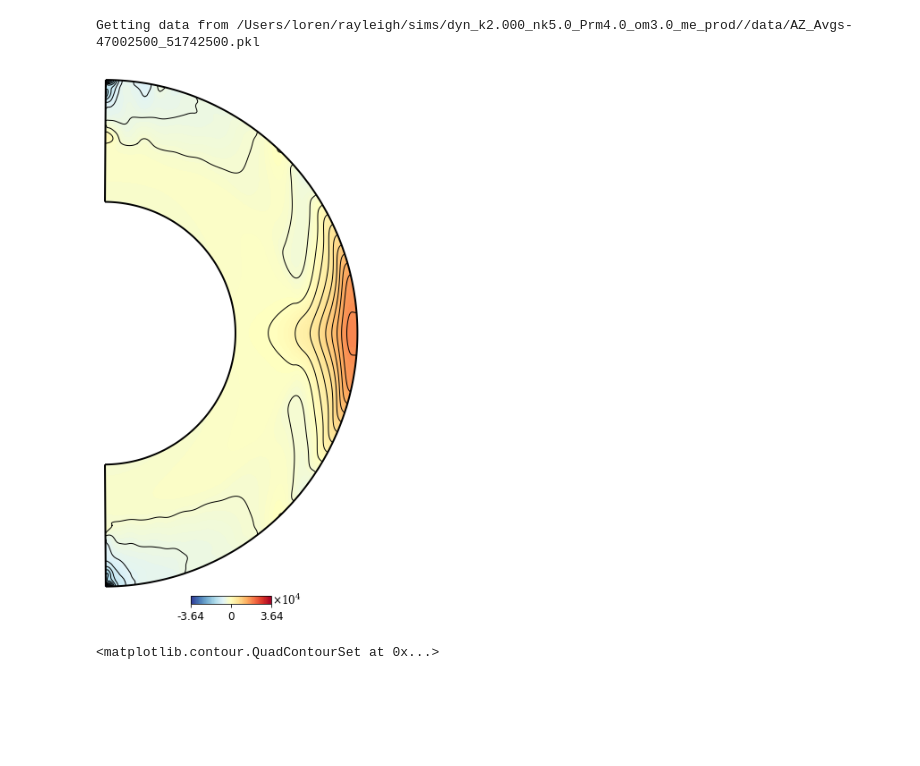
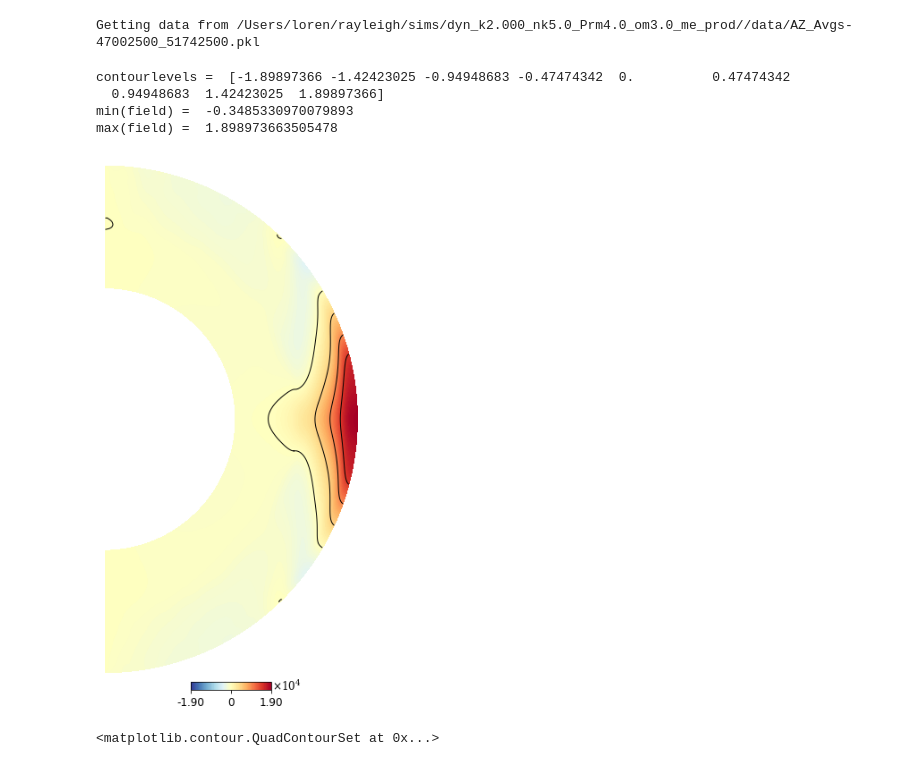
Before and after one commit to illorenzo7/rayleigh_utils, a Jupyter notebook: notebooks/test_contourf.ipynb, the cells around one changed output. Cells and saved outputs as stored; diff of their text form; code cells hidden in the pictures; blank space fills up the shorter version.

Commit message:
about to get plot_azav to use my_contourf

```diff
--- a/notebooks/test_contourf.ipynb
+++ b/notebooks/test_contourf.ipynb
@@ -37,8 +37,12 @@ yy = di_grid['zz']/np.max(rr)
 func1 = di_grid['rr_2d']/rsun + np.zeros((nt, nr))
 func2 = tt_lat.reshape((nt, 1)) + np.zeros((nt, nr))
 # %%
-my_contourf(xx, yy, vp_av/xx, ncontours=32, fullrange=True,\
-            func1=func1, func2=func2, plotboundary=True)
+my_contourf(xx, yy, vp_av, fullrange=True,\
+            func1=func1, func2=func2, plotboundary=False)
 # %% [output]
+contourlevels =  [-1.89897366 -1.42423025 -0.94948683 -0.47474342  0.          0.47474342
+  0.94948683  1.42423025  1.89897366]
+min(field) =  -0.3485330970079893
+max(field) =  1.898973663505478
-[figure, old version]
+[figure, new version]
-<matplotlib.contour.QuadContourSet at 0x...>
+<matplotlib.contour.QuadContourSet at 0x...>
```
Also changed, not shown: 3 other files.
